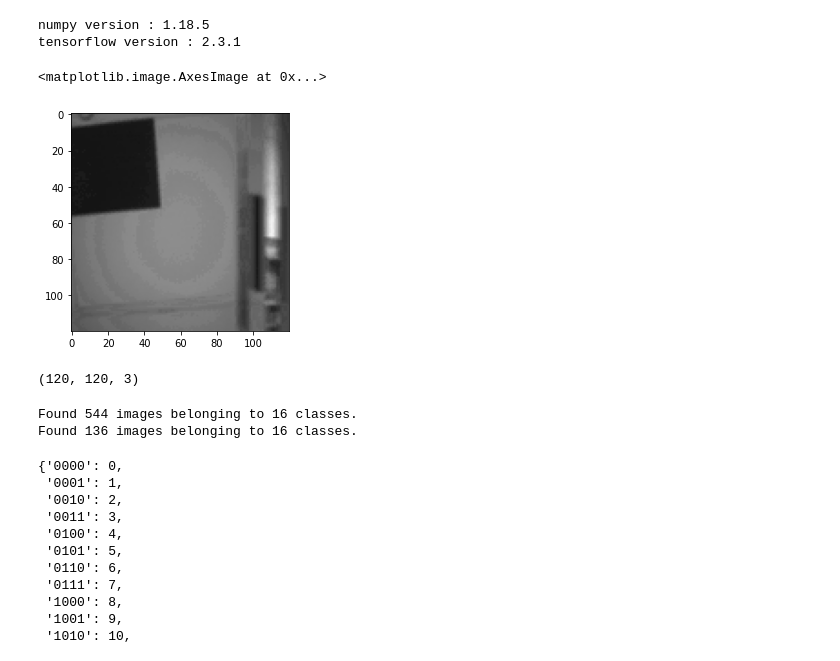
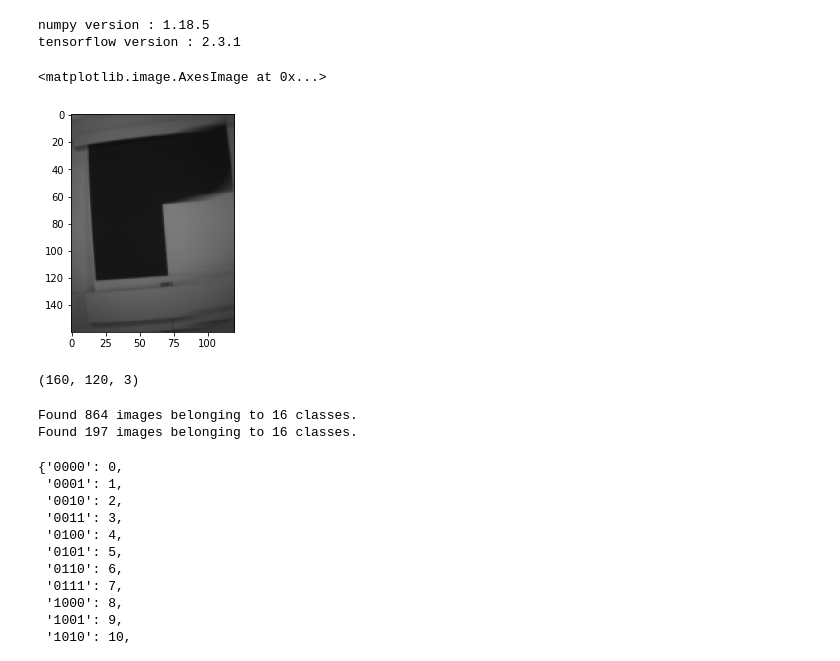
Before and after one commit to eXitHere/DATA_COMMUNICATIONS_Final_Project, a Jupyter notebook: PC2/create_model.ipynb, the cells around one changed output. Saved outputs shown, nothing was run; the diff lists cells and outputs as text; code cells hidden in the pictures.

```diff
--- a/PC2/create_model.ipynb
+++ b/PC2/create_model.ipynb
@@ -15,28 +15,28 @@ print(f'tensorflow version : {tf.__version__}')
 numpy version : 1.18.5
 tensorflow version : 2.3.1
 # %%
-path0111_11 = '../ML/images/train/0111/0111_11.bmp'
-img = image.load_img(path0111_11)
+path0111_09 = '../ML/images/capture/train/0001/0001_0_436155.bmp'
+img = image.load_img(path0111_09)
 plt.imshow(img)
 # %% [output]
 <matplotlib.image.AxesImage at 0x...>
-[figure, old version]
+[figure, new version]
 # %%
-img0111_11 = cv2.imread(path0111_11)
-img0111_11.shape
+img0111_09 = cv2.imread(path0111_09)
+img0111_09.shape
 # %% [output]
-(120, 120, 3)
+(160, 120, 3)
 # %%
 train = ImageDataGenerator(rescale=1/255)
 validation = ImageDataGenerator(rescale=1/255)
-train_dataset = train.flow_from_directory('../ML/images/train/',
-                                          target_size=(120, 120),
+train_dataset = train.flow_from_directory('../ML/images/capture/train/',
+                                          target_size=(160, 120),
                                           batch_size=3)
-validation_dataset = validation.flow_from_directory('../ML/images/validation/',
-                                            target_size=(120, 120),
+validation_dataset = validation.flow_from_directory('../ML/images/capture/validation/',
+                                            target_size=(160, 120),
                                             batch_size=3)
 # %% [output]
-Found 544 images belonging to 16 classes.
-Found 136 images belonging to 16 classes.
+Found 864 images belonging to 16 classes.
+Found 197 images belonging to 16 classes.
 # %%
 train_dataset.class_indices
```
Also changed, not shown: parts of 12 cells of this notebook, 25 other files.
